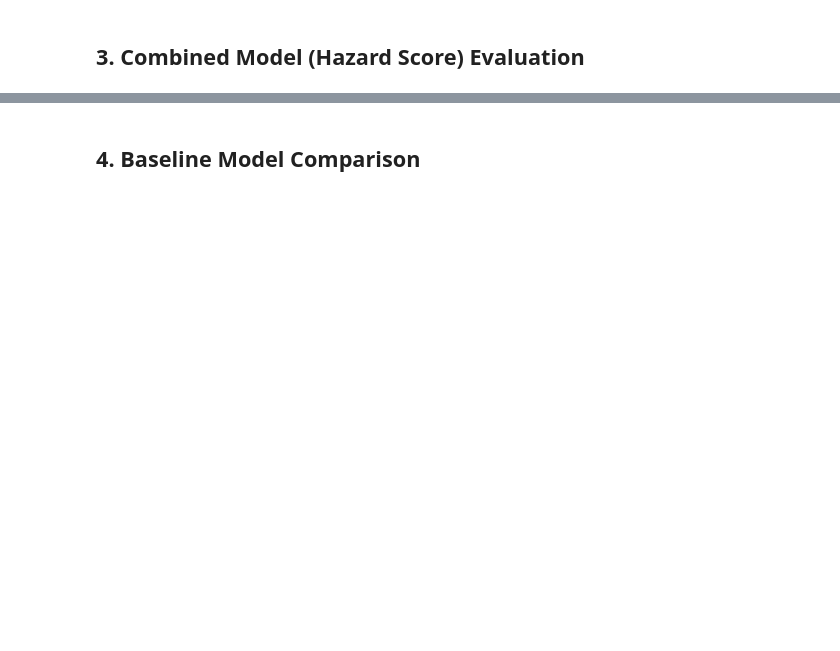
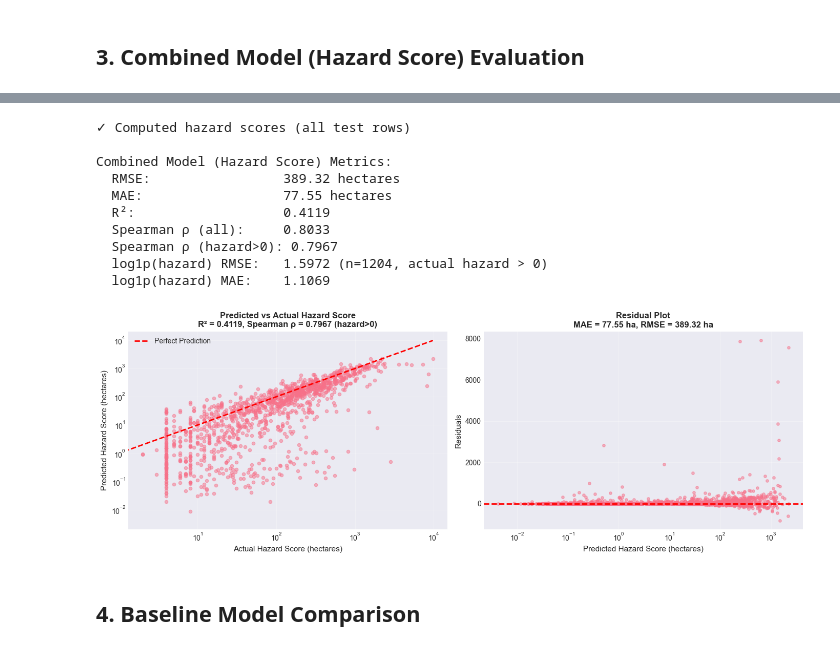
Before and after one commit to djmurong/ml-wildfire-risk-predictor, a Jupyter notebook: notebooks/visualize_evaluation_metrics.ipynb, the cells around one changed output, grey strips where cells are left out. Drawn from its saved outputs; the diff is of its cells as text; code cells hidden in the pictures; blank space fills up the shorter version.

```diff
--- a/notebooks/visualize_evaluation_metrics.ipynb
+++ b/notebooks/visualize_evaluation_metrics.ipynb
@@ -347,3 +277,76 @@ Combined Model (Hazard Score) Metrics:
+# %%
+# Combined hazard: P(ignition) × expm1(log_burned_area) on all test samples
+p_ignition_all = p_model.predict_proba(X_test_p)[:, 1]
+log_a_all = clip_log1p_burned_area(a_model.predict(X_test_a), train_df)
+hazard_scores = hazard_from_heads(
+    p_ignition_all, log_a_all, train_df=train_df, clip_log=False
+)
+print("✓ Computed hazard scores (all test rows)")
+
+actual_hazard_vals = actual_hazard(
+    test_df['ignition'].values,
+    test_df['burned_area'].values,
+)
+valid_mask = (~test_df['ignition'].isnull()) & (~test_df['burned_area'].isnull())
+y_pred_combined = hazard_scores[valid_mask]
+y_true_combined = actual_hazard_vals[valid_mask]
+
+combined_metrics = evaluate_hazard(y_true_combined, y_pred_combined)
+combined_rmse = combined_metrics['rmse']
+combined_mae = combined_metrics['mae']
+combined_r2 = combined_metrics['r2']
+combined_spearman = combined_metrics['spearman']
+combined_spearman_positive = combined_metrics['spearman_positive']
+combined_log_rmse = combined_metrics['log1p_hazard_rmse']
+combined_log_mae = combined_metrics['log1p_hazard_mae']
+
+print_hazard_metrics(combined_metrics, title="Combined Model (Hazard Score) Metrics")
+
+# Hazard Score Visualization
+residuals_combined = y_true_combined - y_pred_combined
+
+fig, axes = plt.subplots(1, 2, figsize=(14, 5))
+
+# Predicted vs Actual Hazard
+axes[0].scatter(actual_hazard_vals, hazard_scores, alpha=0.5, s=20)
+max_hazard = max(actual_hazard_vals.max(), hazard_scores.max())
+axes[0].plot([0, max_hazard], [0, max_hazard], 'r--', linewidth=2, label='Perfect Prediction')
+axes[0].set_xlabel('Actual Hazard Score (hectares)', fontsize=11)
+axes[0].set_ylabel('Predicted Hazard Score (hectares)', fontsize=11)
+axes[0].set_title(
+    f'Predicted vs Actual Hazard Score\nR² = {combined_r2:.4f}, '
+    f'Spearman ρ = {combined_spearman_positive:.4f} (hazard>0)',
+    fontsize=12, fontweight='bold',
+)
+axes[0].set_xscale('log')
+axes[0].set_yscale('log')
+axes[0].legend(fontsize=10)
+axes[0].grid(True, alpha=0.3)
+
+# Residuals plot
+axes[1].scatter(y_pred_combined, residuals_combined, alpha=0.5, s=15)
+axes[1].axhline(y=0, color='r', linestyle='--', linewidth=2)
+axes[1].set_xlabel('Predicted Hazard Score (hectares)', fontsize=11)
+axes[1].set_ylabel('Residuals', fontsize=11)
+axes[1].set_title(f'Residual Plot\nMAE = {combined_mae:.2f} ha, RMSE = {combined_rmse:.2f} ha', fontsize=12, fontweight='bold')
+axes[1].set_xscale('log')
+axes[1].grid(True, alpha=0.3)
+
+plt.tight_layout()
+plt.savefig(OUTPUT_DIR / 'hazard_score_analysis.png', dpi=300, bbox_inches='tight')
+plt.show()
+# %% [output]
+✓ Computed hazard scores (all test rows)
+
+Combined Model (Hazard Score) Metrics:
+  RMSE:                 389.32 hectares
+  MAE:                  77.55 hectares
+  R²:                   0.4119
+  Spearman ρ (all):     0.8033
+  Spearman ρ (hazard>0): 0.7967
+  log1p(hazard) RMSE:   1.5972 (n=1204, actual hazard > 0)
+  log1p(hazard) MAE:    1.1069
+[figure, added]
 # %% [markdown]
 ## 4. Baseline Model Comparison
 # %%
```
Also changed, not shown: parts of 14 cells of this notebook, 8 other files.
